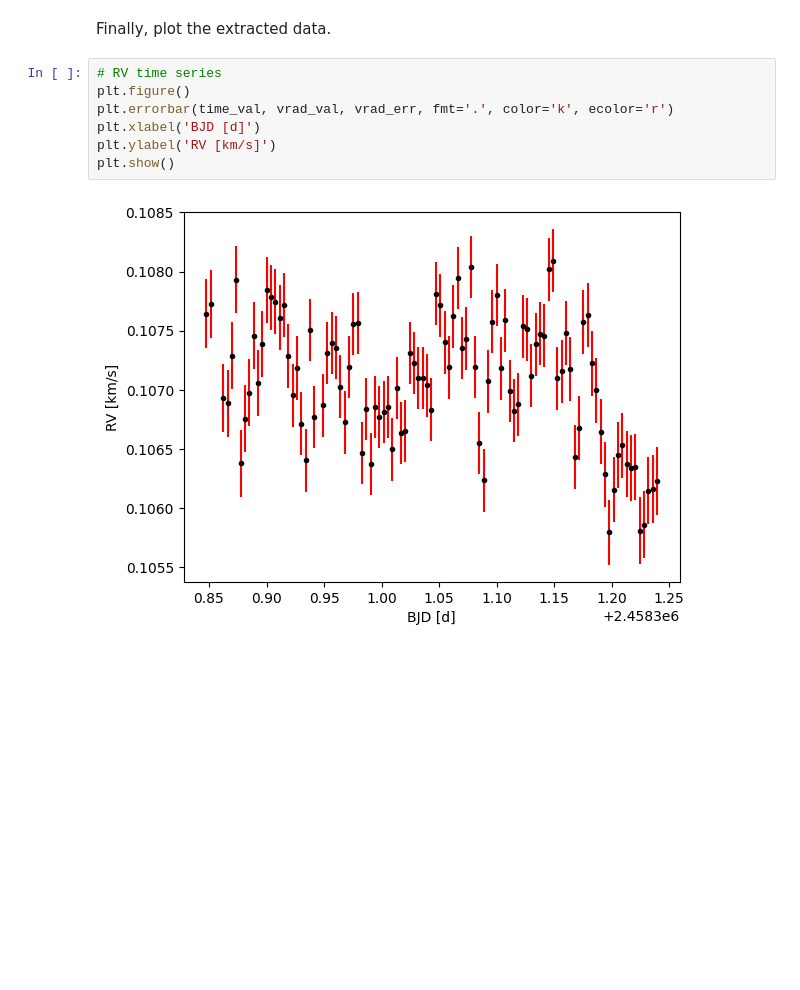
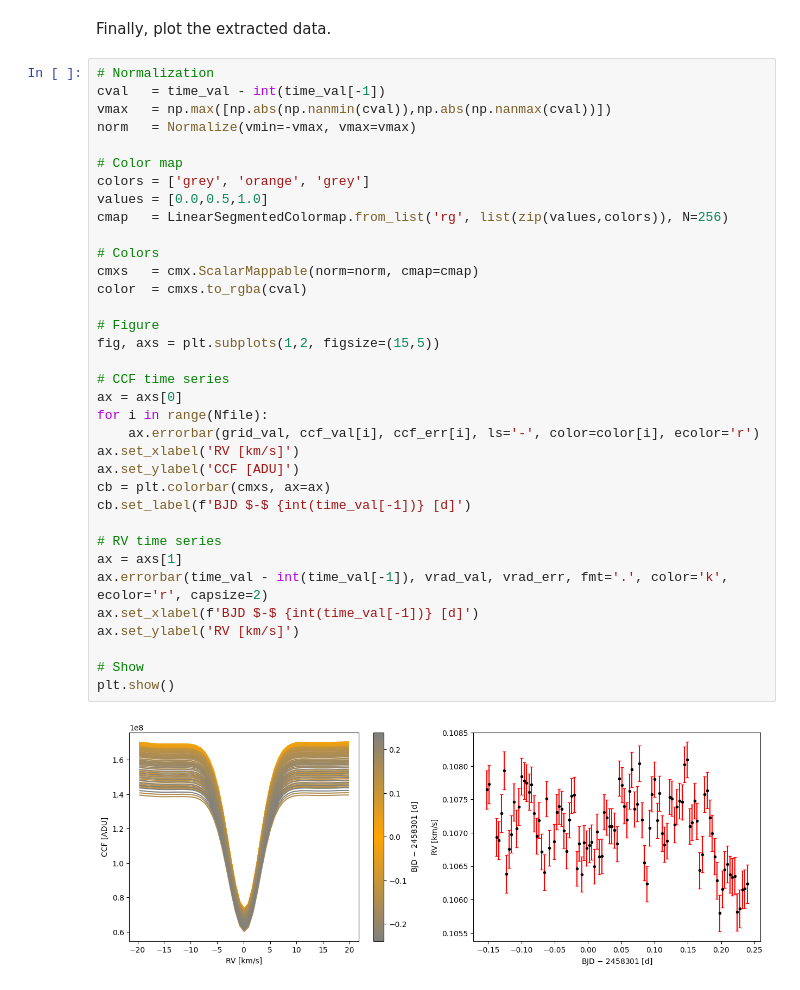
Before and after one commit to almoulla/eprv6_saas_splinter, a Jupyter notebook: eprv6_saas_splinter_1_tutorial_harpn.ipynb, the cells around one changed output. Cells and saved outputs as stored; diff of their text form; blank space fills up the shorter version.

```diff
--- a/eprv6_saas_splinter_1_tutorial_harpn.ipynb
+++ b/eprv6_saas_splinter_1_tutorial_harpn.ipynb
@@ -88,12 +105,40 @@ for i in range(Nfile):
     hdul.close()
 # %% [markdown]
 Finally, plot the extracted data.
-# %%
-# RV time series
-plt.figure()
-plt.errorbar(time_val, vrad_val, vrad_err, fmt='.', color='k', ecolor='r')
-plt.xlabel('BJD [d]')
-plt.ylabel('RV [km/s]')
-plt.show()
-# %% [output]
-[figure, removed]
+# %%
+# Normalization
+cval   = time_val - int(time_val[-1])
+vmax   = np.max([np.abs(np.nanmin(cval)),np.abs(np.nanmax(cval))])
+norm   = Normalize(vmin=-vmax, vmax=vmax)
+
+# Color map
+colors = ['grey', 'orange', 'grey']
+values = [0.0,0.5,1.0]
+cmap   = LinearSegmentedColormap.from_list('rg', list(zip(values,colors)), N=256)
+
+# Colors
+cmxs   = cmx.ScalarMappable(norm=norm, cmap=cmap)
+color  = cmxs.to_rgba(cval)
+
+# Figure
+fig, axs = plt.subplots(1,2, figsize=(15,5))
+
+# CCF time series
+ax = axs[0]
+for i in range(Nfile):
+    ax.errorbar(grid_val, ccf_val[i], ccf_err[i], ls='-', color=color[i], ecolor='r')
+ax.set_xlabel('RV [km/s]')
+ax.set_ylabel('CCF [ADU]')
+cb = plt.colorbar(cmxs, ax=ax)
+cb.set_label(f'BJD $-$ {int(time_val[-1])} [d]')
+
+# RV time series
+ax = axs[1]
+ax.errorbar(time_val - int(time_val[-1]), vrad_val, vrad_err, fmt='.', color='k', ecolor='r', capsize=2)
+ax.set_xlabel(f'BJD $-$ {int(time_val[-1])} [d]')
+ax.set_ylabel('RV [km/s]')
+
+# Show
+plt.show()
+# %% [output]
+[figure, added]
```
Also changed, not shown: parts of 4 cells of this notebook.
